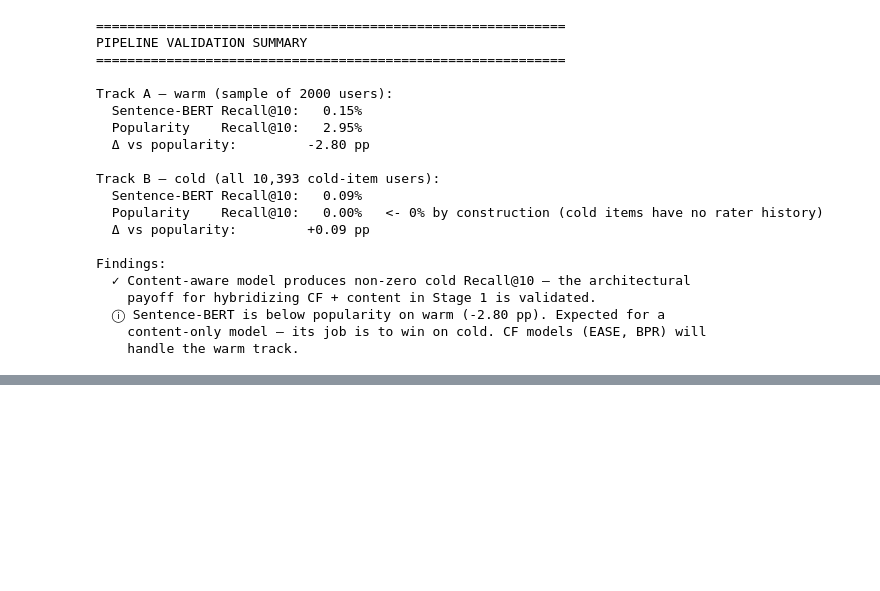
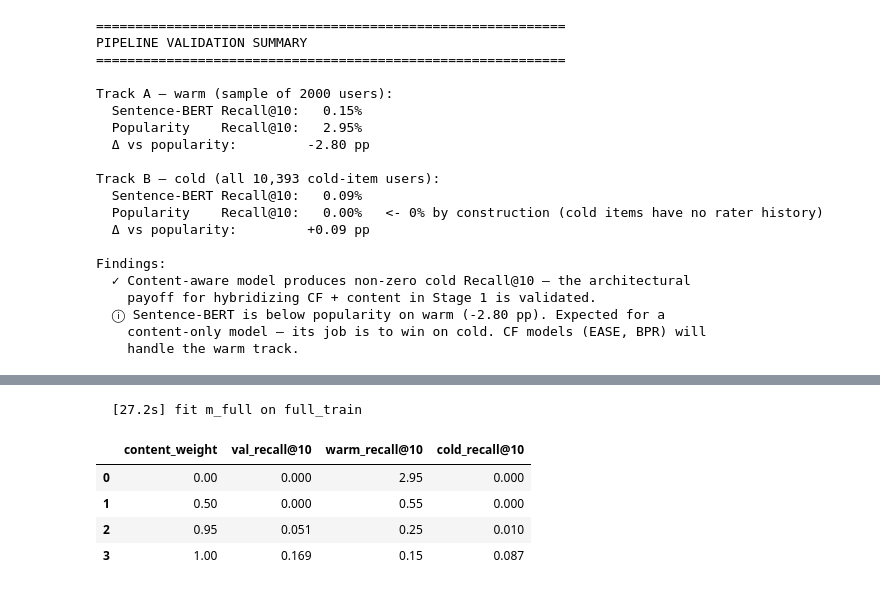
Before and after one commit to ikhwanwahid/pantryplate, a Jupyter notebook: notebooks/sentence_bert_smoke.ipynb, the cells around one changed output, grey strips where cells are left out. Saved outputs shown, nothing was run; the diff lists cells and outputs as text; code cells hidden in the pictures; blank space fills up the shorter version.

```diff
--- a/notebooks/sentence_bert_smoke.ipynb
+++ b/notebooks/sentence_bert_smoke.ipynb
@@ -317,0 +391,37 @@ See `docs/week2_onboarding.md` §4b for the live coordination table.
+# %%
+# Reuse already-fit models:
+#   m_full (fit on full_train, defined below) → used for validation + cold eval
+#   sbert  (fit on train_part, from cell 8)   → used for warm eval
+# content_weight is recommend-time so we just toggle it per iteration.
+
+with timer("fit m_full on full_train"):
+    m_full = SentenceBERTRecommender(batch_size=256)
+    m_full.fit(full_train)
+
+weights_demo = [0.0, 0.5, 0.95, 1.0]
+blend_results = []
+for w in weights_demo:
+    m_full.content_weight = w
+    sbert.content_weight = w
+    val  = evaluate(m_full, track="validation", seed=42)["recall@10"]
+    warm = evaluate(sbert,  track="warm", n_users=2000, seed=42)["recall@10"]
+    cold = evaluate(m_full, track="cold", seed=42)["recall@10"]
+    blend_results.append({
+        "content_weight": w,
+        "val_recall@10":  val  * 100,
+        "warm_recall@10": warm * 100,
+        "cold_recall@10": cold * 100,
+    })
+
+# Reset to default in case downstream cells reuse the models
+m_full.content_weight = 1.0
+sbert.content_weight = 1.0
+
+pd.DataFrame(blend_results).round(3)
+# %% [output]
+  [27.2s] fit m_full on full_train
+|  | content_weight | val_recall@10 | warm_recall@10 | cold_recall@10 |
+| 0 | 0.00 | 0.000 | 2.95 | 0.000 |
+| 1 | 0.50 | 0.000 | 0.55 | 0.000 |
+| 2 | 0.95 | 0.051 | 0.25 | 0.010 |
+| 3 | 1.00 | 0.169 | 0.15 | 0.087 |
```
Also changed, not shown: parts of 11 cells of this notebook, 2 other files.
